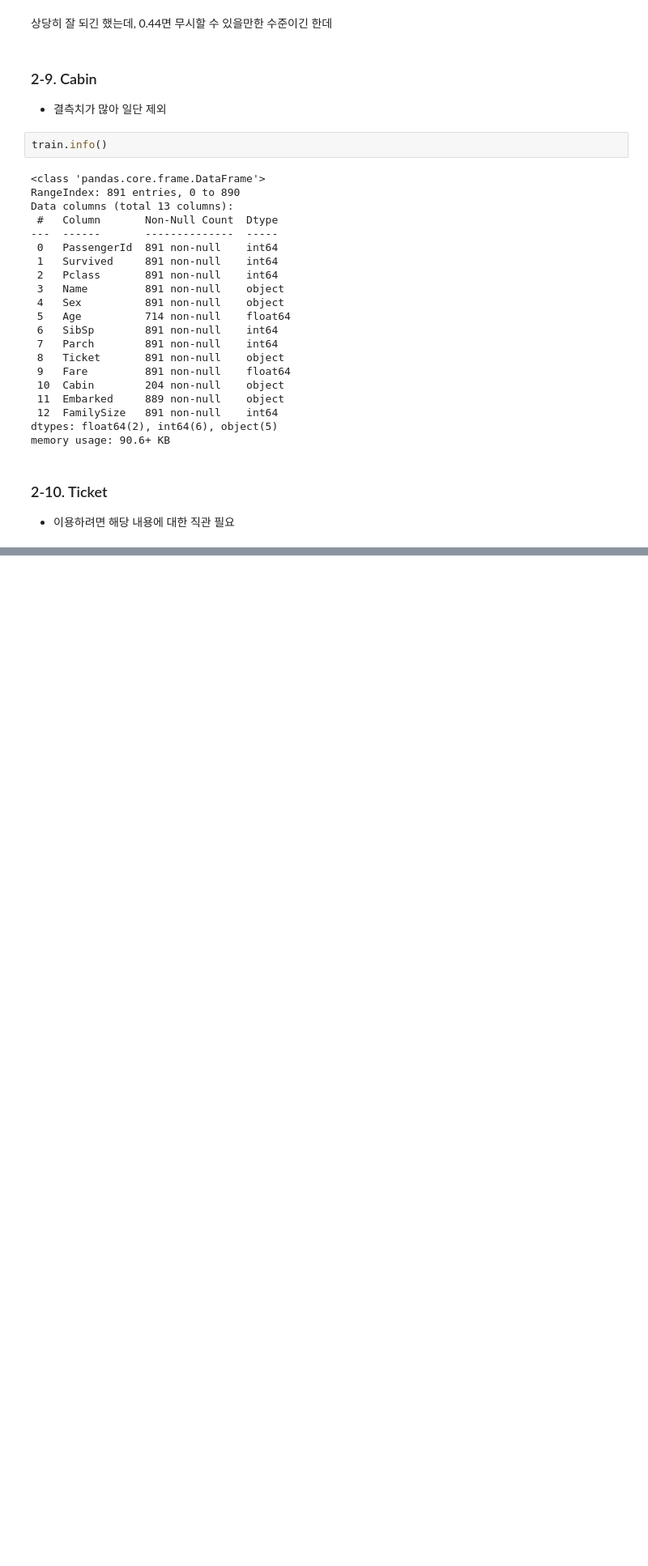
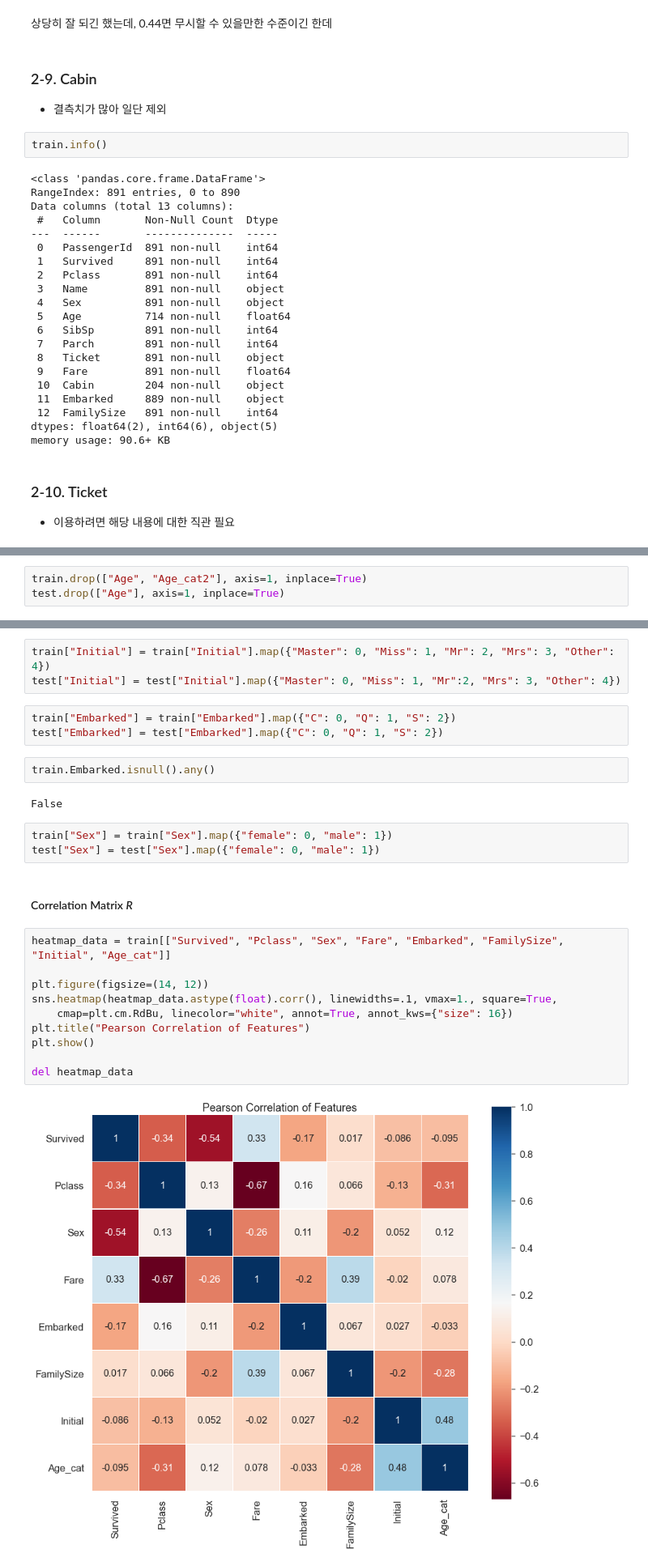
Before and after one commit to Myul23/Kaggle-Curriculum, a Jupyter notebook: Tabular data - Binary classification/Titanic - Machine Learning from Disaster/2. Exploratory data analysis, visualization, machine learning.ipynb, the cells around one changed output, grey strips where cells are left out. Shown: that part at 81% size. Cells and saved outputs as stored; diff of their text form; blank space fills up the shorter version.

```diff
--- a/Tabular data - Binary classification/Titanic - Machine Learning from Disaster/2. Exploratory data analysis, visualization, machine learning.ipynb
+++ b/Tabular data - Binary classification/Titanic - Machine Learning from Disaster/2. Exploratory data analysis, visualization, machine learning.ipynb
@@ -539,0 +655,3 @@ memory usage: 90.6+ KB
+# %%
+train.drop(["Age", "Age_cat2"], axis=1, inplace=True)
+test.drop(["Age"], axis=1, inplace=True)
@@ -539,0 +662,27 @@ memory usage: 90.6+ KB
+# %%
+train["Initial"] = train["Initial"].map({"Master": 0, "Miss": 1, "Mr": 2, "Mrs": 3, "Other": 4})
+test["Initial"] = test["Initial"].map({"Master": 0, "Miss": 1, "Mr":2, "Mrs": 3, "Other": 4})
+# %%
+train["Embarked"] = train["Embarked"].map({"C": 0, "Q": 1, "S": 2})
+test["Embarked"] = test["Embarked"].map({"C": 0, "Q": 1, "S": 2})
+# %%
+train.Embarked.isnull().any()
+# %% [output]
+False
+# %%
+train["Sex"] = train["Sex"].map({"female": 0, "male": 1})
+test["Sex"] = test["Sex"].map({"female": 0, "male": 1})
+# %% [markdown]
+#### Correlation Matrix *R*
+# %%
+heatmap_data = train[["Survived", "Pclass", "Sex", "Fare", "Embarked", "FamilySize", "Initial", "Age_cat"]]
+
+plt.figure(figsize=(14, 12))
+sns.heatmap(heatmap_data.astype(float).corr(), linewidths=.1, vmax=1., square=True,
+    cmap=plt.cm.RdBu, linecolor="white", annot=True, annot_kws={"size": 16})
+plt.title("Pearson Correlation of Features")
+plt.show()
+
+del heatmap_data
+# %% [output]
+[figure, added]
```
Also changed, not shown: parts of 61 cells of this notebook.
